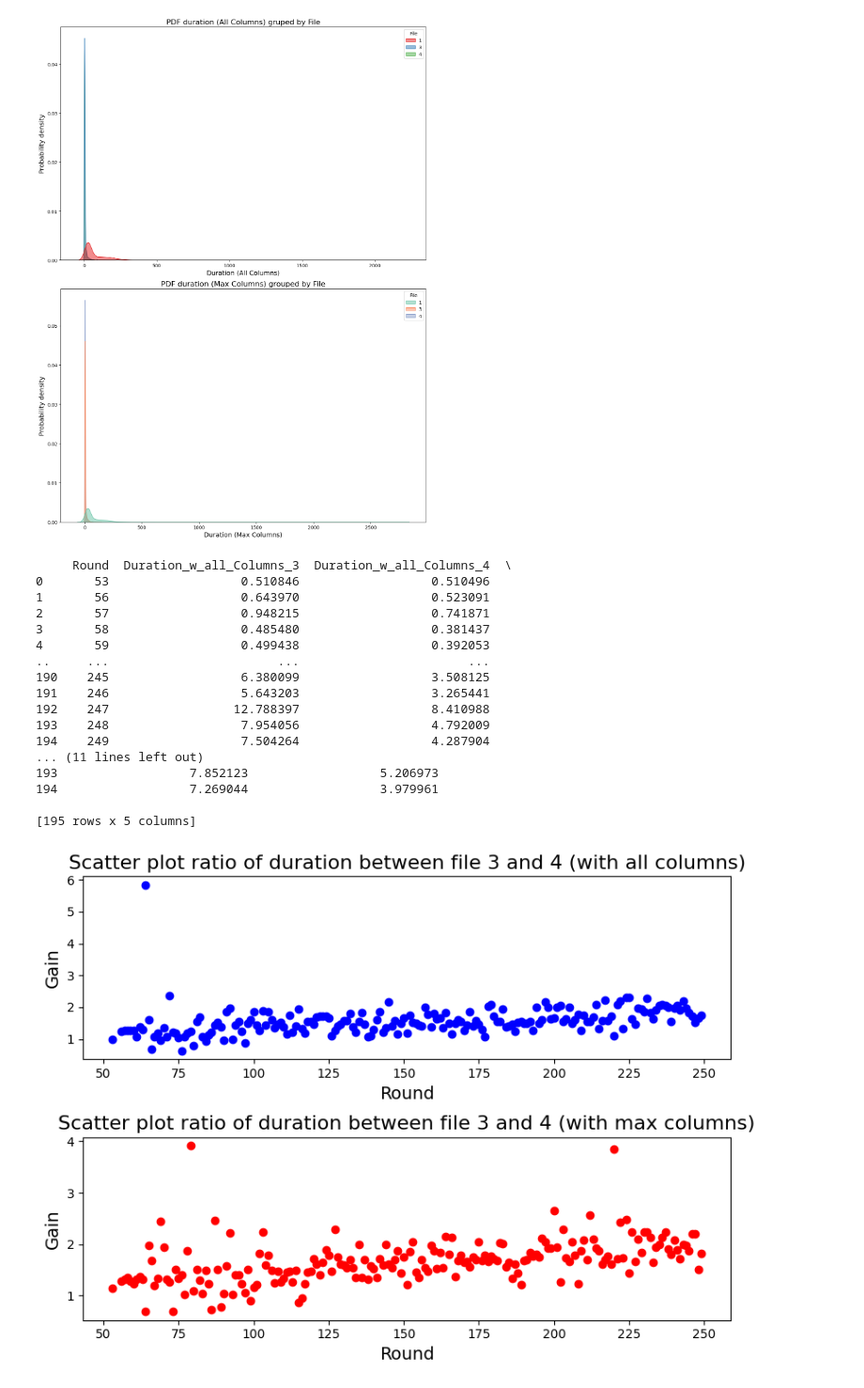
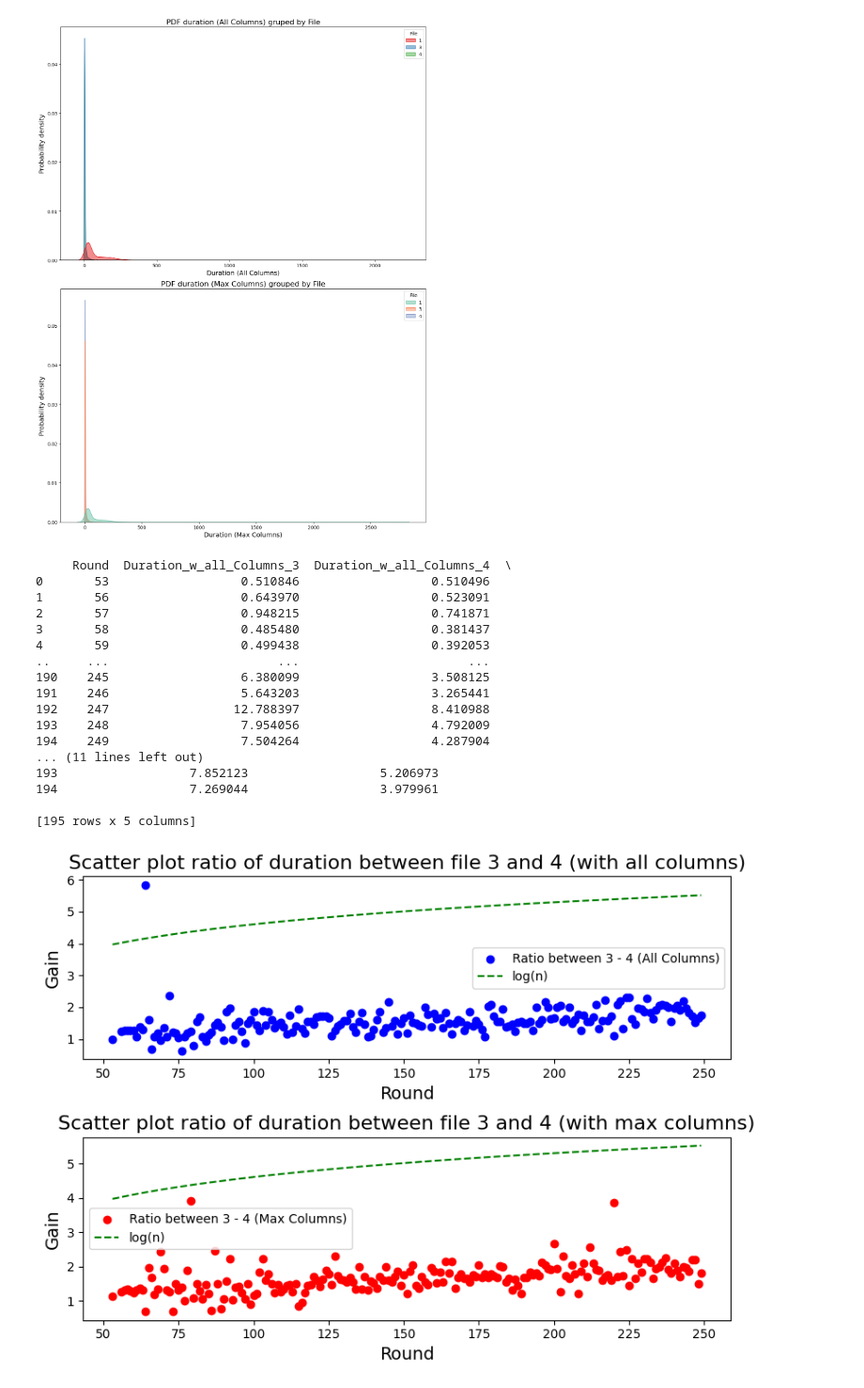
Before and after one commit to MikDR/Tirocinio, a Jupyter notebook: post_seconda_revisione/plot.ipynb, the cells around one changed output. Shown at 94% size. Drawn from its saved outputs; the diff is of its cells as text; code cells hidden in the pictures.

```diff
--- a/post_seconda_revisione/plot.ipynb
+++ b/post_seconda_revisione/plot.ipynb
@@ -282,45 +282,56 @@ grouped_means.columns = ['Round', 'Duration_w_all_Columns_3', 'Duration_w_all_Co
                          'Duration_w_max_columns_3', 'Duration_w_max_columns_4']
 
 print(grouped_means)
-grouped_means['diff_3_4_all_columns'] = grouped_means['Duration_w_all_Columns_3']/grouped_means['Duration_w_all_Columns_4']
-grouped_means['diff_3_4_max_columns'] = grouped_means['Duration_w_max_columns_3']/grouped_means['Duration_w_max_columns_4']
+grouped_means['ratio_3_4_all_columns'] = grouped_means['Duration_w_all_Columns_3']/grouped_means['Duration_w_all_Columns_4']
+grouped_means['ratio_3_4_max_columns'] = grouped_means['Duration_w_max_columns_3']/grouped_means['Duration_w_max_columns_4']
 
 X_all = grouped_means['Round'].values
-y_all = grouped_means['diff_3_4_all_columns'].values
+y_all = grouped_means['ratio_3_4_all_columns'].values
 
 X_max = grouped_means['Round'].values
-y_max = grouped_means['diff_3_4_max_columns'].values
+y_max = grouped_means['ratio_3_4_max_columns'].values
+
+complex_curve_file3 = X_all**2 * np.log(X_all)
+complex_curve_file4 = X_all**2
+#complex curve with max columns is similar
+log_curve_all = np.log(X_all)
+log_curve_max = np.log(X_max)
 
 fig, ax = plt.subplots(2, 1, figsize=(8, 6))
 
 ax[0].scatter(X_all, y_all, color='b', label='Ratio between 3 - 4 (All Columns)')
+ax[0].plot(X_all, log_curve_all, color='g', linestyle='--', label=r'log(n)')
 ax[0].set_title('Scatter plot ratio of duration between file 3 and 4 (with all columns)', fontsize=16)
 ax[0].set_xlabel('Round', fontsize=14)
 ax[0].set_ylabel('Gain', fontsize=14)
+ax[0].legend()
+
 
 ax[1].scatter(X_max, y_max, color='r', label='Ratio between 3 - 4 (Max Columns)')
+ax[1].plot(X_max, log_curve_max, color='g', linestyle='--', label=r'log(n)')
 ax[1].set_title('Scatter plot ratio of duration between file 3 and 4 (with max columns)', fontsize=16)
 ax[1].set_xlabel('Round', fontsize=14)
 ax[1].set_ylabel('Gain', fontsize=14)
+ax[1].legend()
 
 plt.tight_layout()
 plt.show()
 # %% [output]
      Round  Duration_w_all_Columns_3  Duration_w_all_Columns_4  \
 0       53                  0.510846                  0.510496
 1       56                  0.643970                  0.523091
 2       57                  0.948215                  0.741871
 3       58                  0.485480                  0.381437
 4       59                  0.499438                  0.392053
 ..     ...                       ...                       ...
 190    245                  6.380099                  3.508125
 191    246                  5.643203                  3.265441
 192    247                 12.788397                  8.410988
 193    248                  7.954056                  4.792009
 194    249                  7.504264                  4.287904
 ... (11 lines left out)
 193                  7.852123                  5.206973
 194                  7.269044                  3.979961
 
 [195 rows x 5 columns]
-[figure, old version]
+[figure, new version]
```
